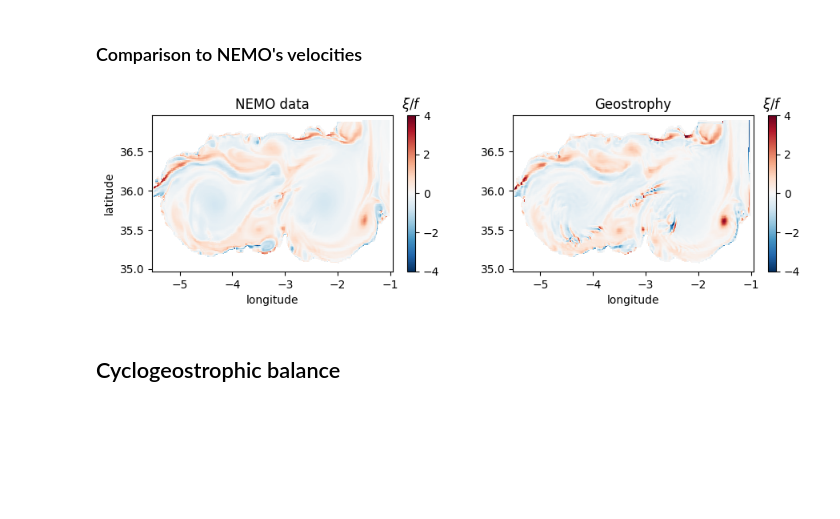
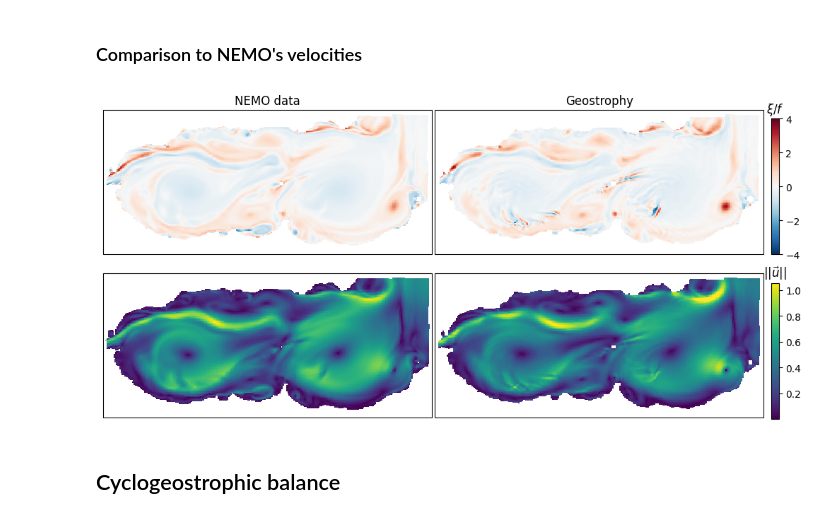
Before and after one commit to meom-group/jaxparrow, a Jupyter notebook: notebooks/alboran_sea.ipynb, the cells around one changed output. Drawn from its saved outputs; the diff is of its cells as text; code cells hidden in the pictures; blank space fills up the shorter version.

```diff
--- a/notebooks/alboran_sea.ipynb
+++ b/notebooks/alboran_sea.ipynb
@@ -99,14 +88,3 @@ We use `masked_array` to restrict the domain to the marine area.
 mask_u = 1 - mask_u
 mask_v = 1 - mask_v
 mask_ssh = 1 - mask_ssh
-# %%
-uvel = ma.masked_array(uvel, mask_u)
-vvel = ma.masked_array(vvel, mask_v)
-ssh = ma.masked_array(ssh, mask_ssh)
-# %%
-lon_u = ma.masked_array(lon_u, mask_u)
-lat_u = ma.masked_array(lat_u, mask_u)
-lon_v = ma.masked_array(lon_v, mask_v)
-lat_v = ma.masked_array(lat_v, mask_v)
-lon_ssh = ma.masked_array(lon_ssh, mask_ssh)
-lat_ssh = ma.masked_array(lat_ssh, mask_ssh)
@@ -165,36 +140,53 @@ plt.show()
 
 We estimate the geostrophic velocities using the `geostrophy` function, given the SSH, the spatial steps, and the coriolis factors.
 # %%
-u_geos, v_geos = geostrophy(ssh, dx_ssh, dy_ssh, coriolis_factor_u, coriolis_factor_v)
+u_geos, v_geos = geostrophy(ssh, lat_ssh, lon_ssh, lat_u, lat_v, mask_ssh, mask_u, mask_v)
 
-u_geos = ma.masked_array(u_geos, mask_u)
-v_geos = ma.masked_array(v_geos, mask_v)
-
-norm_vorticity_geos = compute_norm_vorticity(u_geos, v_geos, dy_u, dx_v, mask_ssh, coriolis_factor)
+norm_vorticity_geos = tools.compute_norm_vorticity(u_geos, v_geos, lat_u, lon_u, lat_v, lon_v, mask_u, mask_v)
+norm_vorticity_geos_t = tools.interpolate_south_west(norm_vorticity_geos, axis=0, neuman=False)
+norm_vorticity_geos_t = tools.interpolate_south_west(norm_vorticity_geos_t, axis=1, neuman=False)
 # %% [markdown]
 ### Comparison to NEMO's velocities
 # %%
-_, (ax1, ax2) = plt.subplots(1, 2, figsize=get_figsize(2/3, 12.66/3))
+fig, axs = plt.subplots(2, 2, figsize=get_figsize(2/3, 12.66/6),
+                        subplot_kw={"projection": ccrs.PlateCarree()})
 
-ax1.set_title("NEMO data")
-ax1.set_xlabel("longitude")
-ax1.set_ylabel("latitude")
-im = ax1.pcolormesh(lon, lat, norm_vorticity, cmap="RdBu_r", shading="auto",
-                    vmin=vmin, vmax=vmax)
-clb1 = plt.colorbar(im, ax=ax1)
-clb1.ax.set_title("$\\xi / f$")
+axs[0, 0].set_title("NEMO data")
+_ = axs[0, 0].pcolormesh(lon, lat, norm_vorticity_t,
+                         cmap="RdBu_r", shading="auto",
+                         vmin=vmin, vmax=vmax,
+                         transform=ccrs.PlateCarree())
 
-ax2.set_title("Geostrophy")
-ax2.set_xlabel("longitude")
-im = ax2.pcolormesh(lon, lat, norm_vorticity_geos, cmap="RdBu_r", shading="auto",
-                    vmin=vmin, vmax=vmax)
-clb2 = plt.colorbar(im, ax=ax2)
-clb2.ax.set_title("$\\xi / f$")
+axs[0, 1].set_title("Geostrophy")
+im1 = axs[0, 1].pcolormesh(lon, lat, norm_vorticity_geos_t,
+                           cmap="RdBu_r", shading="auto",
+                           vmin=vmin, vmax=vmax,
+                           transform=ccrs.PlateCarree())
 
-plt.savefig("../paper/fig/geostrophy.png", bbox_inches="tight")
+_ = axs[1, 0].pcolormesh(lon, lat, magnitude,
+                         shading="auto",
+                         vmin=mmin, vmax=mmax,
+                         transform=ccrs.PlateCarree())
+
+im2 = axs[1, 1].pcolormesh(lon, lat, tools.compute_magnitude(u_geos, v_geos),
+                           shading="auto",
+                           vmin=mmin, vmax=mmax,
+                           transform=ccrs.PlateCarree())
+
+fig.tight_layout()
+fig.subplots_adjust(right=0.89, wspace=0.01)
+
+cbar_ax1 = fig.add_axes([0.9, 0.51, 0.01, 0.38])
+_ = fig.colorbar(im1, cax=cbar_ax1)
+cbar_ax1.set_title("$\\xi / f$")
+
+cbar_ax2 = fig.add_axes([0.9, 0.05, 0.01, 0.38])
+_ = fig.colorbar(im2, cax=cbar_ax2)
+cbar_ax2.set_title("$\\vert\\vert \\vec{u} \\vert\\vert$")
+
 plt.show()
 # %% [output]
-[figure, old version]
+[figure, new version]
 # %% [markdown]
 ## Cyclogeostrophic balance
 # %% [markdown]
```
Also changed, not shown: parts of 18 cells of this notebook, 49 other files.
